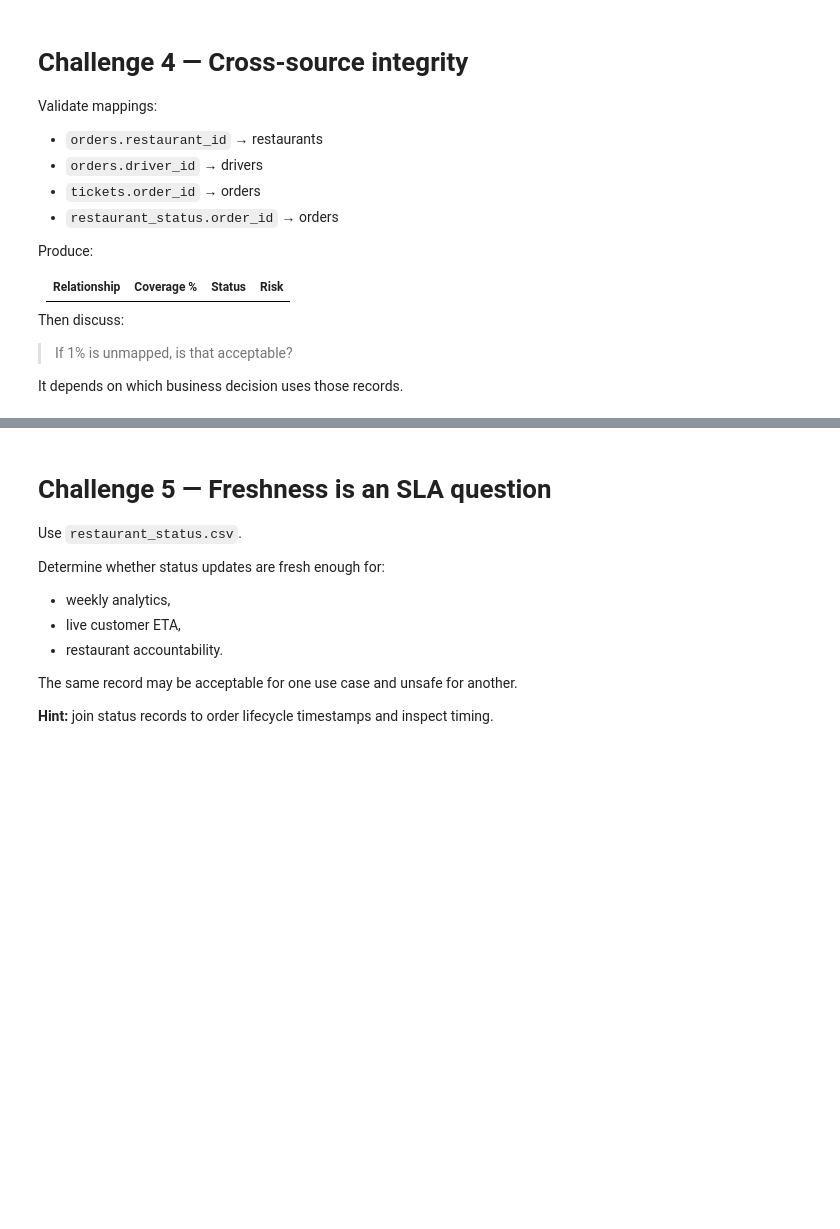
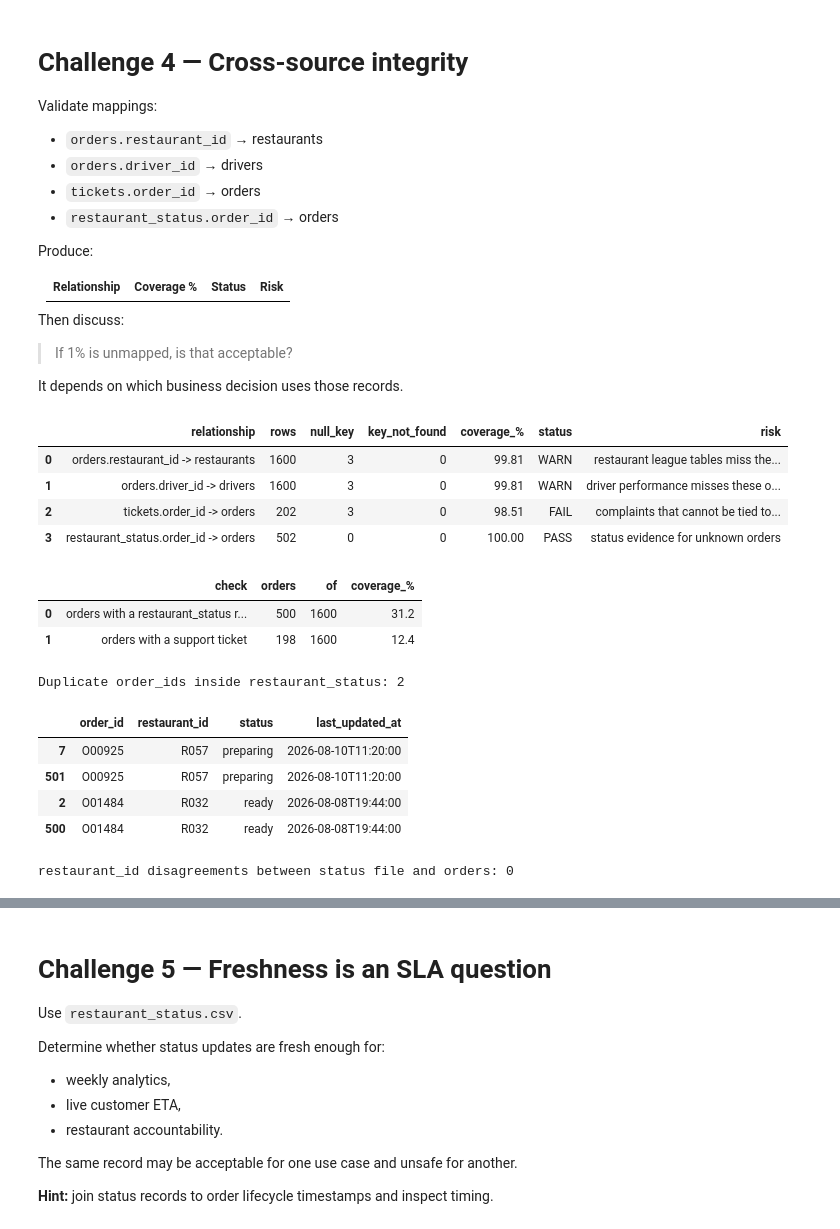
Before and after one commit to parthdagia05/divvyRebalancingWithMyIQ, a Jupyter notebook: flasheats-challenges/FlashEats_Class6_Student.ipynb, the cells around one changed output, grey strips where cells are left out. Saved outputs shown, nothing was run; the diff lists cells and outputs as text; code cells hidden in the pictures; blank space fills up the shorter version.

Commit message:
Class 6 Challenge 4: cross-source mapping coverage in both directions

```diff
--- a/flasheats-challenges/FlashEats_Class6_Student.ipynb
+++ b/flasheats-challenges/FlashEats_Class6_Student.ipynb
@@ -489,7 +489,59 @@ Then discuss:
 
 It depends on which business decision uses those records.
 # %%
-# Example:
-# orders["restaurant_id"].dropna().isin(restaurants["restaurant_id"]).mean()
+base = orders.drop_duplicates("order_id", keep="first")
 
-# TODO: calculate mapping coverage for all relationships.
+def coverage(name, child, key, parent, parent_key, risk):
+    total = len(child)
+    missing_key = child[key].isna().sum()
+    present = child[key].dropna()
+    mapped = present.isin(parent[parent_key]).sum()
+    pct = 100 * mapped / total
+    status = "PASS" if pct == 100 else ("WARN" if pct >= 99 else "FAIL")
+    return {"relationship": name, "rows": total, "null_key": missing_key,
+            "key_not_found": len(present) - mapped, "coverage_%": round(pct, 2),
+            "status": status, "risk": risk}
+
+integrity = pd.DataFrame([
+    coverage("orders.restaurant_id -> restaurants", base, "restaurant_id", restaurants, "restaurant_id",
+             "restaurant league tables miss these orders"),
+    coverage("orders.driver_id -> drivers", base, "driver_id", drivers, "driver_id",
+             "driver performance misses these orders"),
+    coverage("tickets.order_id -> orders", tickets, "order_id", base, "order_id",
+             "complaints that cannot be tied to a delivery"),
+    coverage("restaurant_status.order_id -> orders", restaurant_status, "order_id", base, "order_id",
+             "status evidence for unknown orders"),
+])
+display(integrity)
+
+# Mapping the other way round matters too: how many orders have evidence at all?
+reverse = pd.DataFrame([
+    ("orders with a restaurant_status record", base["order_id"].isin(restaurant_status["order_id"]).sum(), len(base)),
+    ("orders with a support ticket", base["order_id"].isin(tickets["order_id"]).sum(), len(base)),
+], columns=["check", "orders", "of"])
+reverse["coverage_%"] = (100 * reverse["orders"] / reverse["of"]).round(1)
+display(reverse)
+
+print("Duplicate order_ids inside restaurant_status:", restaurant_status["order_id"].duplicated().sum())
+display(restaurant_status[restaurant_status["order_id"].duplicated(keep=False)].sort_values("order_id"))
+
+# Does restaurant_status agree with orders on WHICH restaurant?
+rs_join = restaurant_status.merge(base[["order_id", "restaurant_id"]], on="order_id", suffixes=("_status", "_order"))
+print("restaurant_id disagreements between status file and orders:",
+      (rs_join["restaurant_id_status"] != rs_join["restaurant_id_order"]).sum())
+# %% [output]
+|  | relationship | rows | null_key | key_not_found | coverage_% | status | risk |
+| 0 | orders.restaurant_id -> restaurants | 1600 | 3 | 0 | 99.81 | WARN | restaurant league tables miss the... |
+| 1 | orders.driver_id -> drivers | 1600 | 3 | 0 | 99.81 | WARN | driver performance misses these o... |
+| 2 | tickets.order_id -> orders | 202 | 3 | 0 | 98.51 | FAIL | complaints that cannot be tied to... |
+| 3 | restaurant_status.order_id -> orders | 502 | 0 | 0 | 100.00 | PASS | status evidence for unknown orders |
+|  | check | orders | of | coverage_% |
+| 0 | orders with a restaurant_status r... | 500 | 1600 | 31.2 |
+| 1 | orders with a support ticket | 198 | 1600 | 12.4 |
+Duplicate order_ids inside restaurant_status: 2
+|  | order_id | restaurant_id | status | last_updated_at |
+| 7 | O00925 | R057 | preparing | 2026-08-10T11:20:00 |
+| 501 | O00925 | R057 | preparing | 2026-08-10T11:20:00 |
+| 2 | O01484 | R032 | ready | 2026-08-08T19:44:00 |
+| 500 | O01484 | R032 | ready | 2026-08-08T19:44:00 |
+restaurant_id disagreements between status file and orders: 0
```
Also changed, not shown: parts of 1 cell of this notebook.
